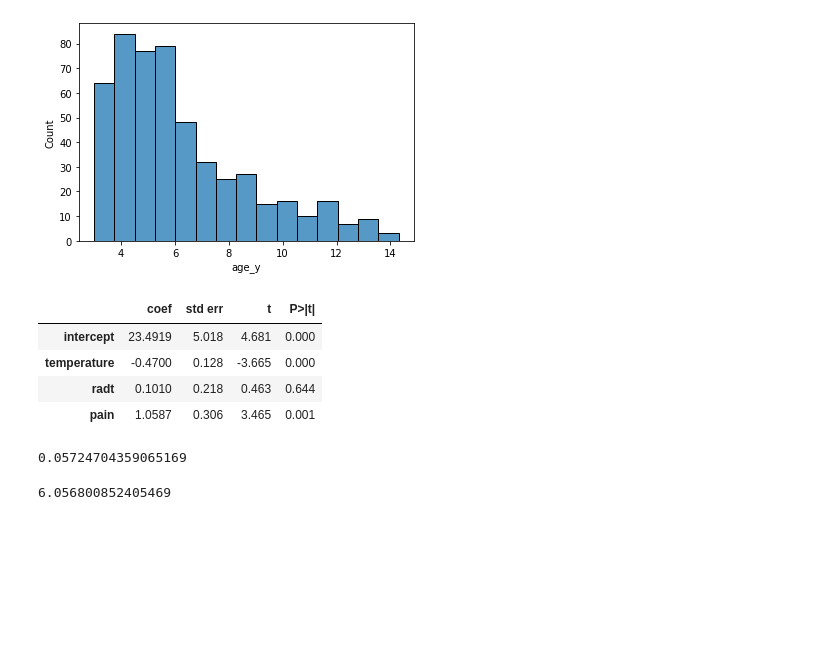
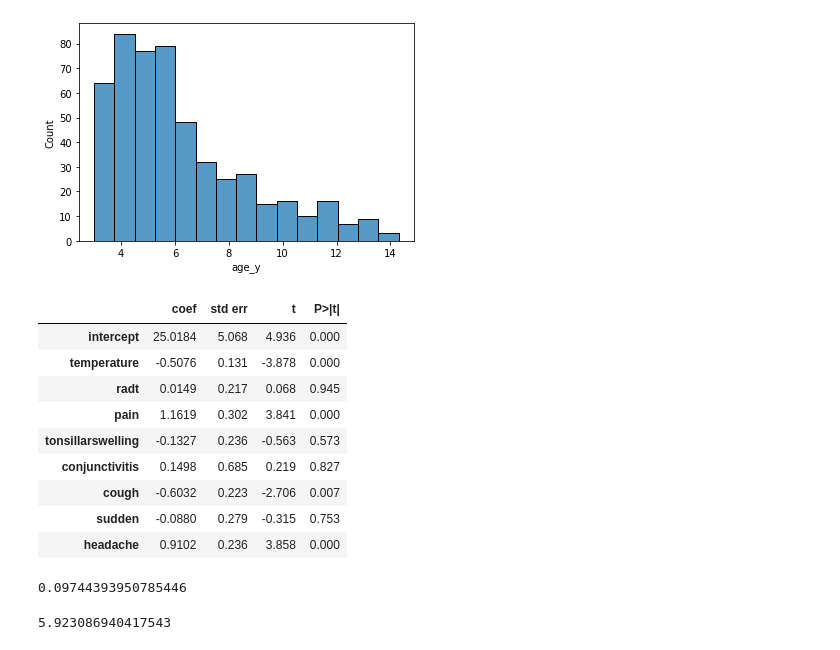
Before and after one commit to b-pinter/Statistical-Modeling-Final, a Jupyter notebook: Final_Project.ipynb, the cells around one changed output. Drawn from its saved outputs; the diff is of its cells as text; code cells hidden in the pictures; blank space fills up the shorter version.

```diff
--- a/Final_Project.ipynb
+++ b/Final_Project.ipynb
@@ -143,30 +152,41 @@ plt.show()
 [figure]
 # %%
 #Model, multiple linear regression
-design = MS(['temperature','radt','pain'])
+design = MS(['temperature','radt','pain','tonsillarswelling','conjunctivitis','cough','sudden','headache'])
 design = design.fit(df_noNan)
 X_1 = design.transform(df_noNan)
 y_1 = df_noNan['age_y']
 model= sm.OLS(y_1, X_1)
 result= model.fit()
 summarize(result)
-#Temperature and Pain seem to do the best at determining the age of someone. Radt on the other hand is a very poor predictor.
 # %% [output]
 |  | coef | std err | t | P>|t| |
-| intercept | 23.4919 | 5.018 | 4.681 | 0.000 |
-| temperature | -0.4700 | 0.128 | -3.665 | 0.000 |
-| radt | 0.1010 | 0.218 | 0.463 | 0.644 |
-| pain | 1.0587 | 0.306 | 3.465 | 0.001 |
+| intercept | 25.0184 | 5.068 | 4.936 | 0.000 |
+| temperature | -0.5076 | 0.131 | -3.878 | 0.000 |
+| radt | 0.0149 | 0.217 | 0.068 | 0.945 |
+| pain | 1.1619 | 0.302 | 3.841 | 0.000 |
+| tonsillarswelling | -0.1327 | 0.236 | -0.563 | 0.573 |
+| conjunctivitis | 0.1498 | 0.685 | 0.219 | 0.827 |
+| cough | -0.6032 | 0.223 | -2.706 | 0.007 |
+| sudden | -0.0880 | 0.279 | -0.315 | 0.753 |
+| headache | 0.9102 | 0.236 | 3.858 | 0.000 |
 # %%
 #R-Squared Value
 print(result.rsquared)
+#The poor r-squared value represents that it is hard to predict the age of a patient based on the values used above.
+#I attempted to change what predictors where used, like removing cough, sudden, and headache, but it only went to make the r-squared worse.
+#R-squared shown below was the best I could create.
+#Temperature,Pain, and headache seem to do the best at determining the age of someone. Radt,sudden,and conjunctivitis on the other hand where very poor predictors.
+#I think my model is very poor because children of various ages can shown various different symptoms.
+#This therefore makes it almost impossible to predict the age of a patient.
 # %% [output]
-0.05724704359065169
+0.09744393950785446
 # %%
-#MSE
+#MSE, using crossed validation to find the best MSE value.
 model_sk = sklearn_sm(sm.OLS,
                       MS(X_1.columns))
 cv_results = cross_validate(model_sk, X_1, y_1, cv = len(X_1))
 cv_results['test_score'].mean()
+#It's ok, I guess?
 # %% [output]
-6.056800852405469
+5.923086940417543
```
Also changed, not shown: parts of 18 cells of this notebook.
